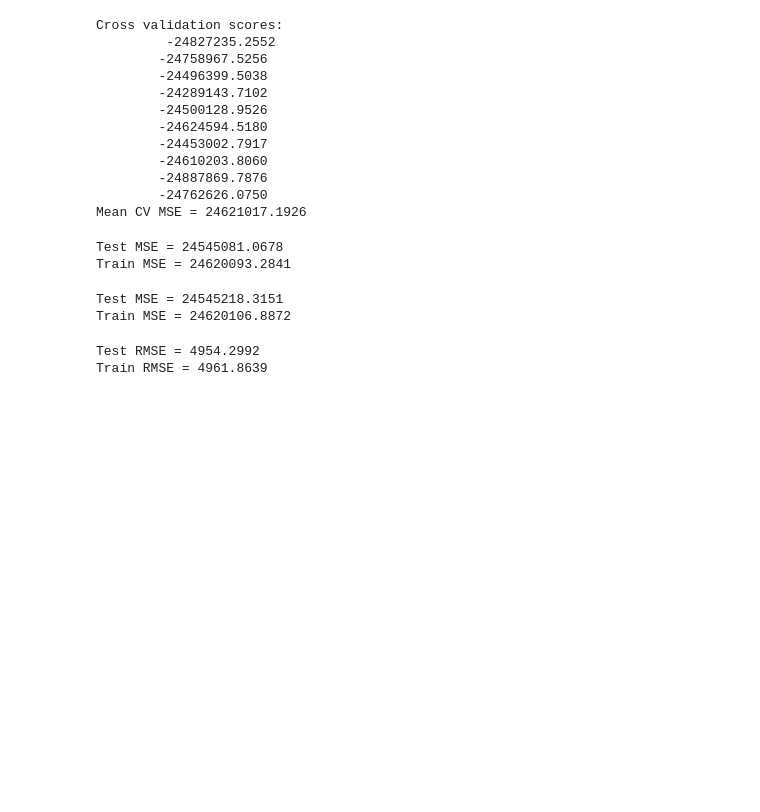
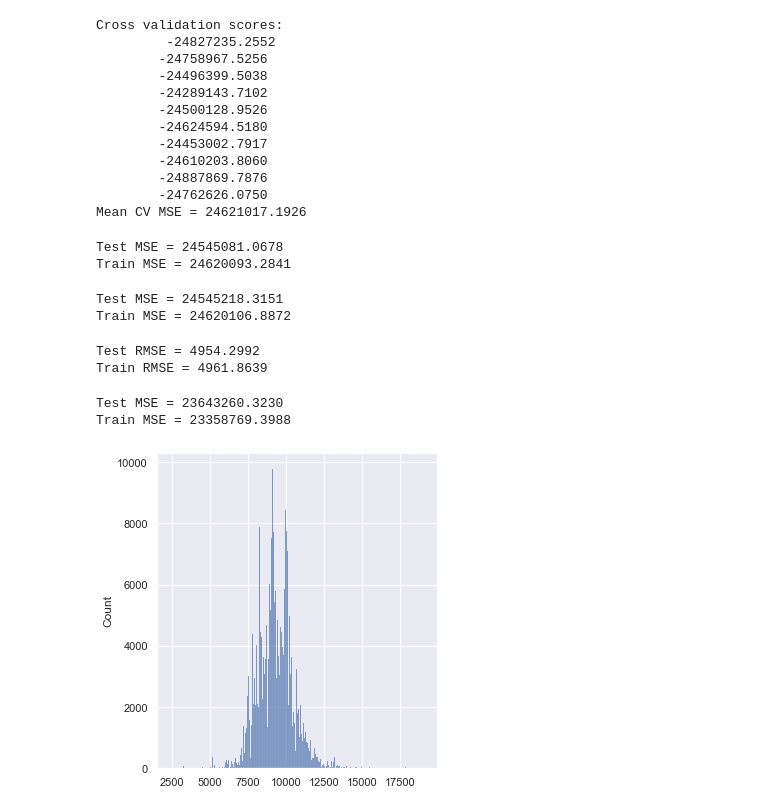
Before and after one commit to kirilltrofim/coursePython, a Jupyter notebook: modelPredictReady.ipynb, the cells around one changed output. Cells and saved outputs as stored; diff of their text form; code cells hidden in the pictures; blank space fills up the shorter version.

```diff
--- a/modelPredictReady.ipynb
+++ b/modelPredictReady.ipynb
@@ -143,6 +153,22 @@ print("Train RMSE = %.4f" % rmse(y_train, y_train_pred))
 # %% [output]
 Test RMSE = 4954.2992
 Train RMSE = 4961.8639
+# %%
+from sklearn.tree import DecisionTreeRegressor
+import pickle
+model = DecisionTreeRegressor()
+model.fit(X_train[numeric_features], y_train)
+y_pred = model.predict(X_test[numeric_features])
+y_train_pred = model.predict(X_train[numeric_features])
+
+sns.displot(y_train_pred)
+
+print("Test MSE = %.4f" % mean_squared_error(y_test, y_pred))
+print("Train MSE = %.4f" % mean_squared_error(y_train, y_train_pred))
+# %% [output]
+Test MSE = 23643260.3230
+Train MSE = 23358769.3988
+[figure, added]
 # %%
 import pickle
 
```
Also changed, not shown: parts of 1 cell of this notebook, 3 other files.
